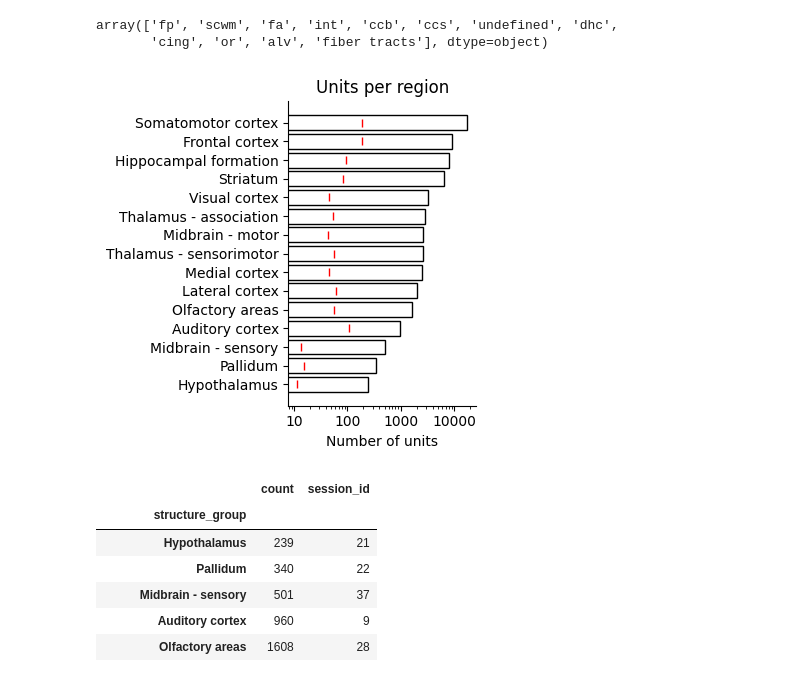
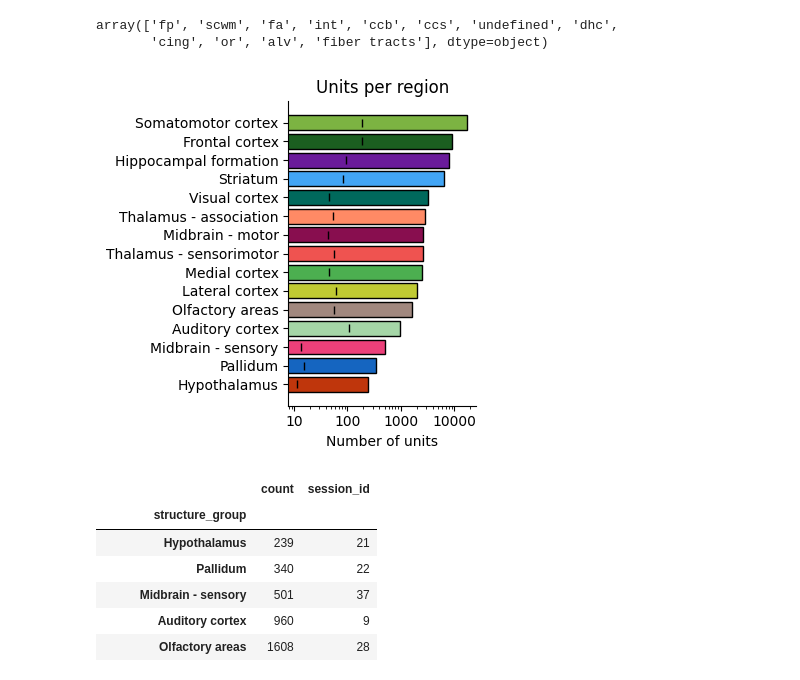
Before and after one commit to AllenInstitute/dynamic_routing_analysis, a Jupyter notebook: notebooks/single_unit_metrics_analysis.ipynb, the cells around one changed output. Saved outputs shown, nothing was run; the diff lists cells and outputs as text; code cells hidden in the pictures.

```diff
--- a/notebooks/single_unit_metrics_analysis.ipynb
+++ b/notebooks/single_unit_metrics_analysis.ipynb
@@ -324,37 +424,37 @@ array(['fp', 'scwm', 'fa', 'int', 'ccb', 'ccs', 'undefined', 'dhc',
 
 min_n_units=100
 min_n_sessions=3
 
 n_sessions_by_structure=sel_units.groupby('structure_group')['session_id'].nunique()
 n_units_by_structure=sel_units['structure_group'].value_counts()
 n_units_sessions_by_structure_table=pd.merge(
     n_units_by_structure,n_sessions_by_structure,left_index=True,right_index=True,how='outer',suffixes=('_n_units','_n_sessions')
     ).query('count>@min_n_units and session_id>=@min_n_sessions').sort_values(by='count', ascending=True)
 
 n_units_sessions_by_structure_table['mean_units_per_session'] = n_units_sessions_by_structure_table['count'] / n_units_sessions_by_structure_table['session_id']
 
 # n_units_sessions_by_structure_table
 
 fig,ax=plt.subplots(1,1,figsize=(4,4),sharex=True,sharey=True)
 #color bars according to structure group
 structure_colors = dict(zip(simplified_structure_by_group_df['structure_group'], simplified_structure_by_group_df['structure_color']))
 ax.barh(n_units_sessions_by_structure_table.index, n_units_sessions_by_structure_table['count'],
-       #color=[structure_colors.get(idx, 'gray') for idx in n_units_sessions_by_structure_table.index], edgecolor='k')
-       color='white', edgecolor='k')
-ax.plot(n_units_sessions_by_structure_table['mean_units_per_session'], n_units_sessions_by_structure_table.index, '|', color='red')
+       color=[structure_colors.get(idx, 'gray') for idx in n_units_sessions_by_structure_table.index], edgecolor='k')
+    #    color='white', edgecolor='k')
+ax.plot(n_units_sessions_by_structure_table['mean_units_per_session'], n_units_sessions_by_structure_table.index, '|', color='k')
 ax.set_xlabel('Number of units')
 ax.set_title('Units per region')
 ax.set_xscale('log')
 ax.set_xticks([10,100,1000,10000])
 ax.set_xticklabels(['10','100','1000','10000'])
 
 ax.spines['top'].set_visible(False)
 ax.spines['right'].set_visible(False)
 # ax.spines['bottom'].set_visible(False)
 
 fig.tight_layout()
 # %% [output]
-[figure, old version]
+[figure, new version]
 # %%
 n_units_sessions_by_structure_table
 # %% [output]
```
Also changed, not shown: parts of 8 cells of this notebook, 8 other files.
